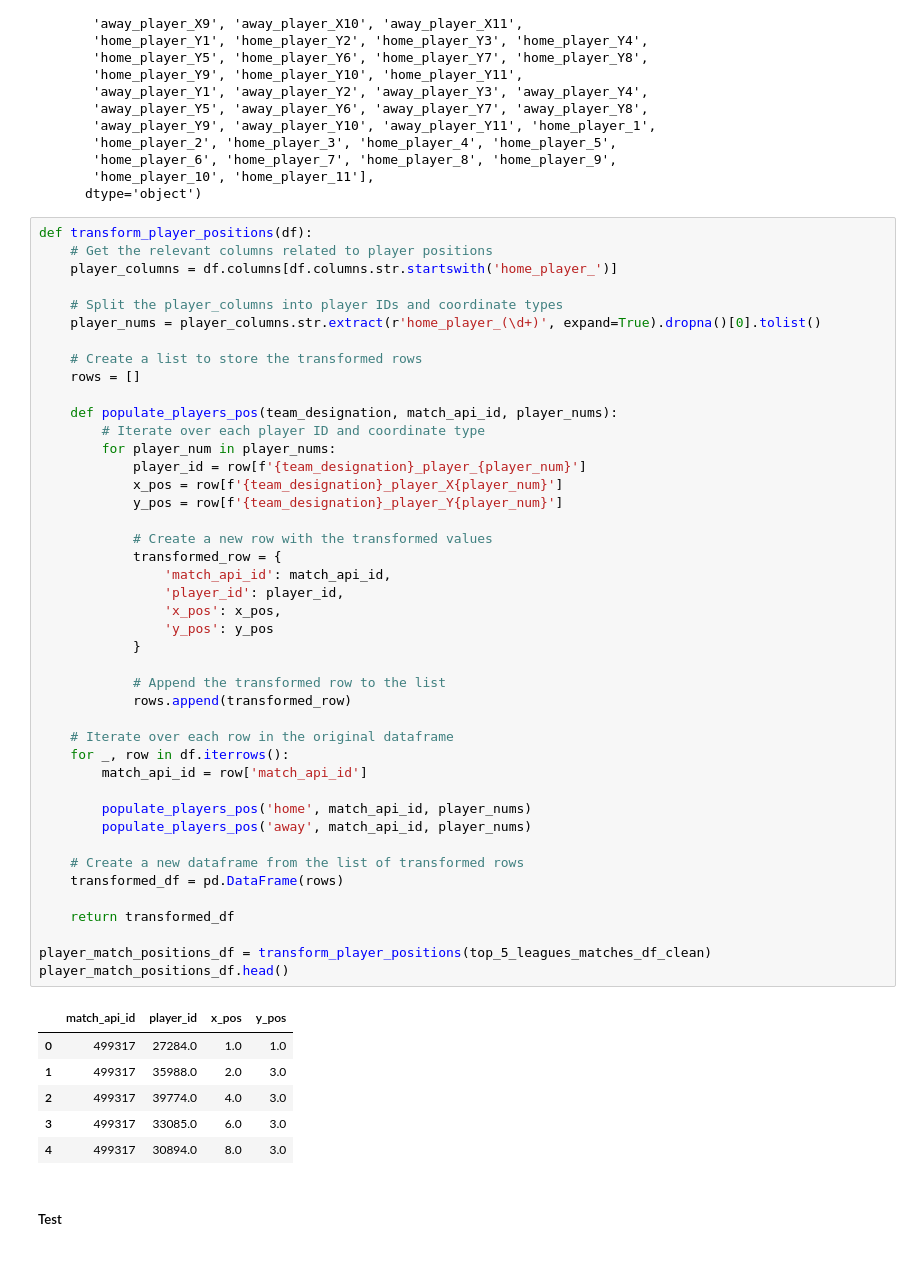
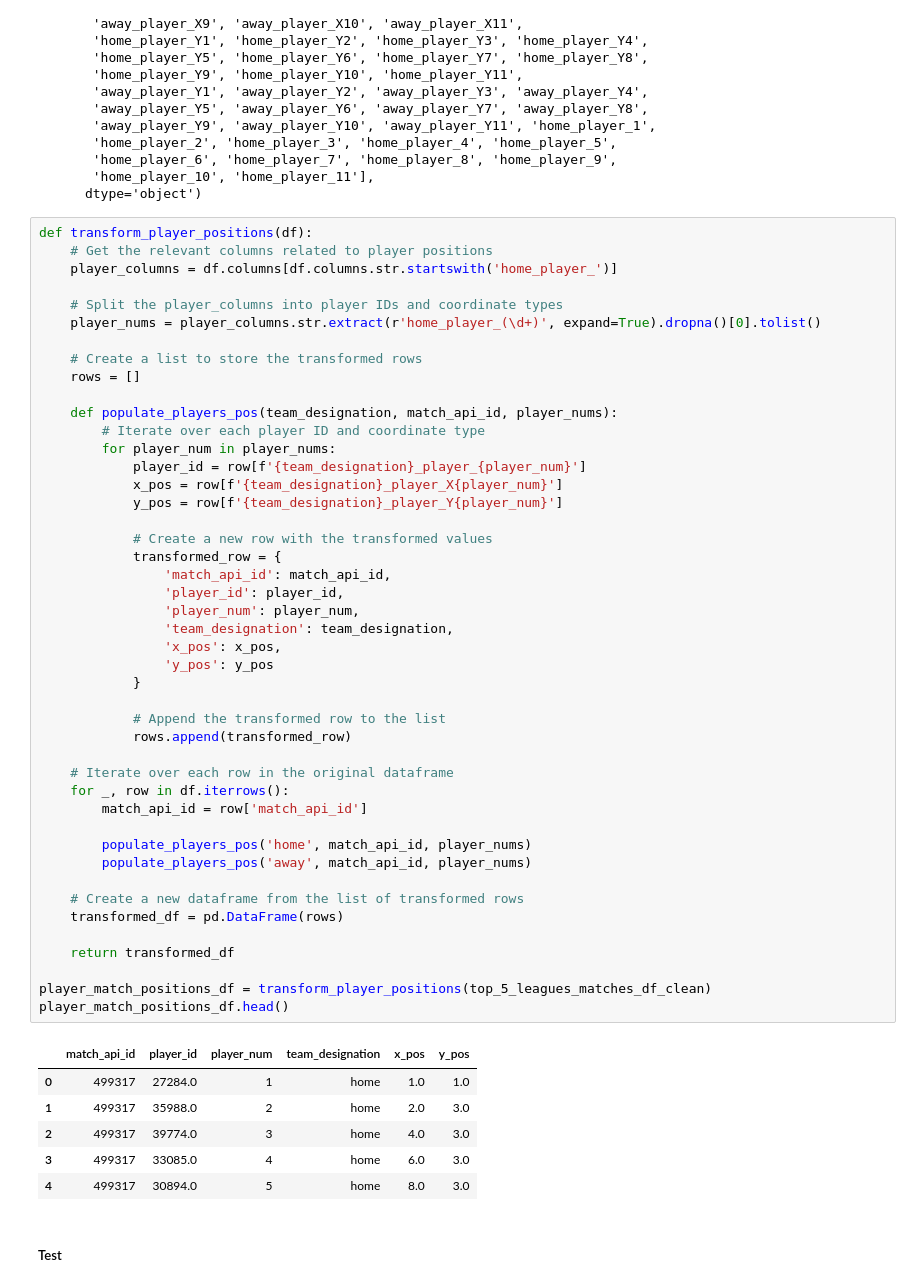
Before and after one commit to CodeWithOz/the-best-league, a Jupyter notebook: gather.ipynb, the cells around one changed output. Drawn from its saved outputs; the diff is of its cells as text.

Commit message:
Add 2 more columns to player matches table

```diff
--- a/gather.ipynb
+++ b/gather.ipynb
@@ -3525,39 +3537,41 @@ def transform_player_positions(df):
             player_id = row[f'{team_designation}_player_{player_num}']
             x_pos = row[f'{team_designation}_player_X{player_num}']
             y_pos = row[f'{team_designation}_player_Y{player_num}']
 
             # Create a new row with the transformed values
             transformed_row = {
                 'match_api_id': match_api_id,
                 'player_id': player_id,
+                'player_num': player_num,
+                'team_designation': team_designation,
                 'x_pos': x_pos,
                 'y_pos': y_pos
             }
 
             # Append the transformed row to the list
             rows.append(transformed_row)
 
     # Iterate over each row in the original dataframe
     for _, row in df.iterrows():
         match_api_id = row['match_api_id']
 
         populate_players_pos('home', match_api_id, player_nums)
         populate_players_pos('away', match_api_id, player_nums)
 
     # Create a new dataframe from the list of transformed rows
     transformed_df = pd.DataFrame(rows)
 
     return transformed_df
 
 player_match_positions_df = transform_player_positions(top_5_leagues_matches_df_clean)
 player_match_positions_df.head()
 # %% [output]
-|  | match_api_id | player_id | x_pos | y_pos |
-| 0 | 499317 | 27284.0 | 1.0 | 1.0 |
-| 1 | 499317 | 35988.0 | 2.0 | 3.0 |
-| 2 | 499317 | 39774.0 | 4.0 | 3.0 |
-| 3 | 499317 | 33085.0 | 6.0 | 3.0 |
-| 4 | 499317 | 30894.0 | 8.0 | 3.0 |
+|  | match_api_id | player_id | player_num | team_designation | x_pos | y_pos |
+| 0 | 499317 | 27284.0 | 1 | home | 1.0 | 1.0 |
+| 1 | 499317 | 35988.0 | 2 | home | 2.0 | 3.0 |
+| 2 | 499317 | 39774.0 | 3 | home | 4.0 | 3.0 |
+| 3 | 499317 | 33085.0 | 4 | home | 6.0 | 3.0 |
+| 4 | 499317 | 30894.0 | 5 | home | 8.0 | 3.0 |
 # %% [markdown]
 ##### Test
 # %%
```
Also changed, not shown: parts of 23 cells of this notebook.
